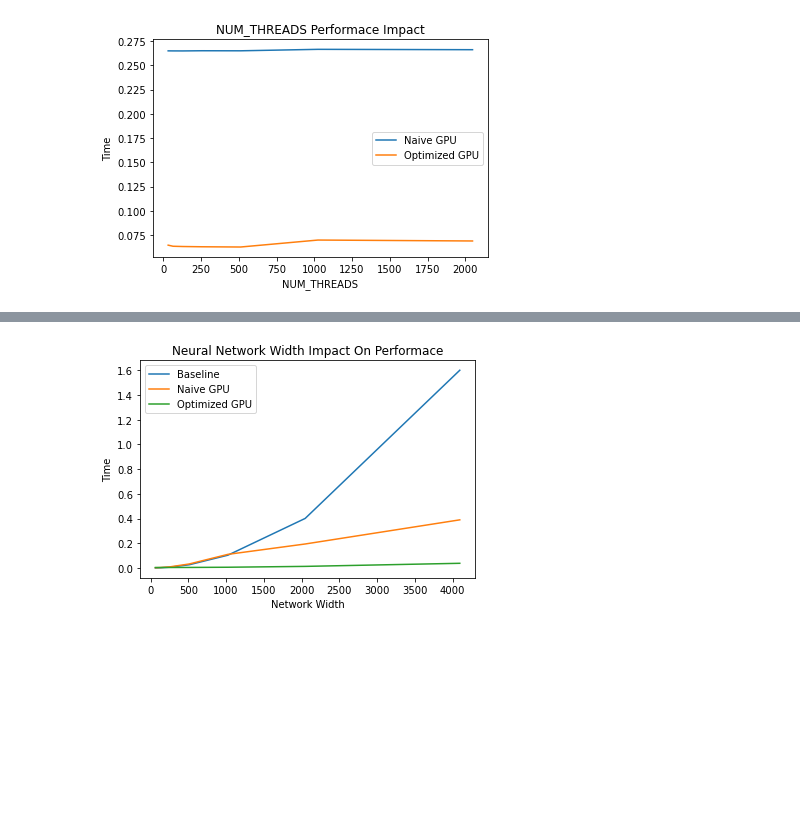
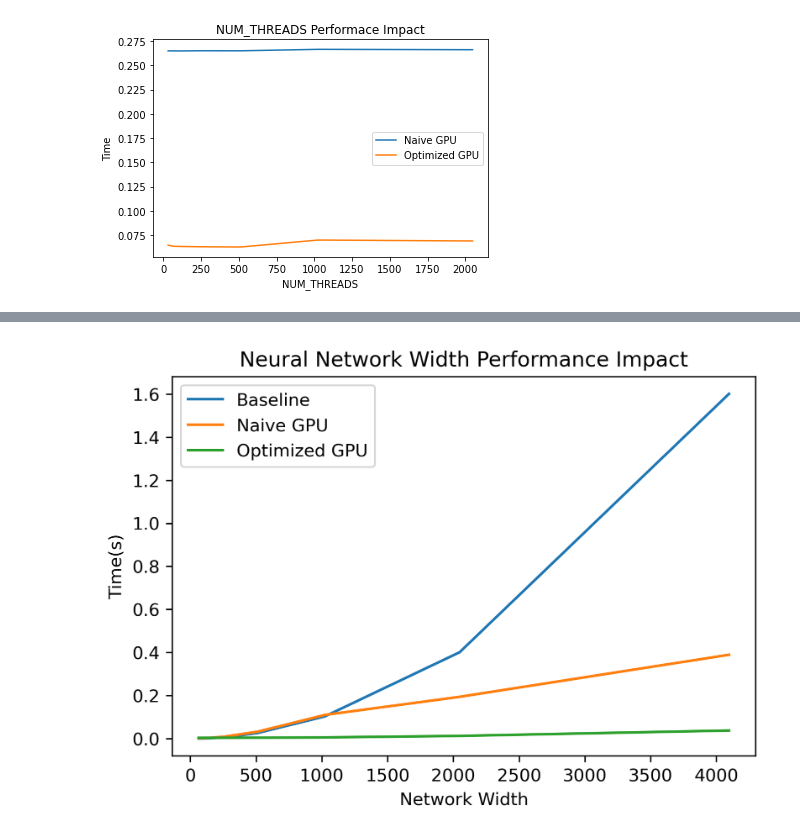
Before and after one commit to Depetrol/ScaleAI, a Jupyter notebook: performance.ipynb, the cells around one changed output, grey strips where cells are left out. Saved outputs shown, nothing was run; the diff lists cells and outputs as text; code cells hidden in the pictures; blank space fills up the shorter version.

```diff
--- a/performance.ipynb
+++ b/performance.ipynb
@@ -234,23 +234,23 @@ plt.show()
 # %%
 # n = 100, w = 64 - 4096
 width_arr = [64, 128, 256, 512, 1024,2048,4096]
 result_arr_Base = [0.000506359, 0.00174489, 0.00629647, 0.0261457, 0.103547, 0.40124, 1.60073]
 result_arr_GPU_Naive = [0.00194382, 0.00333156, 0.00912334, 0.032459, 0.110295, 0.194247, 0.389658]
 result_arr_GPU = [0.00389887, 0.00388852, 0.00396187, 0.00442147, 0.00600941, 0.0129223, 0.0379119]
 
 x = np.array(width_arr)
-fig, ax = plt.subplots()
+fig, ax = plt.subplots(dpi=300)
 ax.plot(x, result_arr_Base, label='Baseline')
 ax.plot(x, result_arr_GPU_Naive, label='Naive GPU')
 ax.plot(x, result_arr_GPU, label='Optimized GPU')
 
 ax.set_xlabel('Network Width')
-ax.set_ylabel('Time')
-ax.set_title('Neural Network Width Impact On Performace')
+ax.set_ylabel('Time(s)')
+ax.set_title('Neural Network Width Performance Impact')
 ax.legend()
 plt.show()
 # %% [output]
-[figure, old version]
+[figure, new version]
 # %%
 # n = 100, w = 64 - 4096 Cost Per Width
 width_arr = [64, 128, 256, 512, 1024,2048,4096]
```
Also changed, not shown: parts of 4 cells of this notebook.
